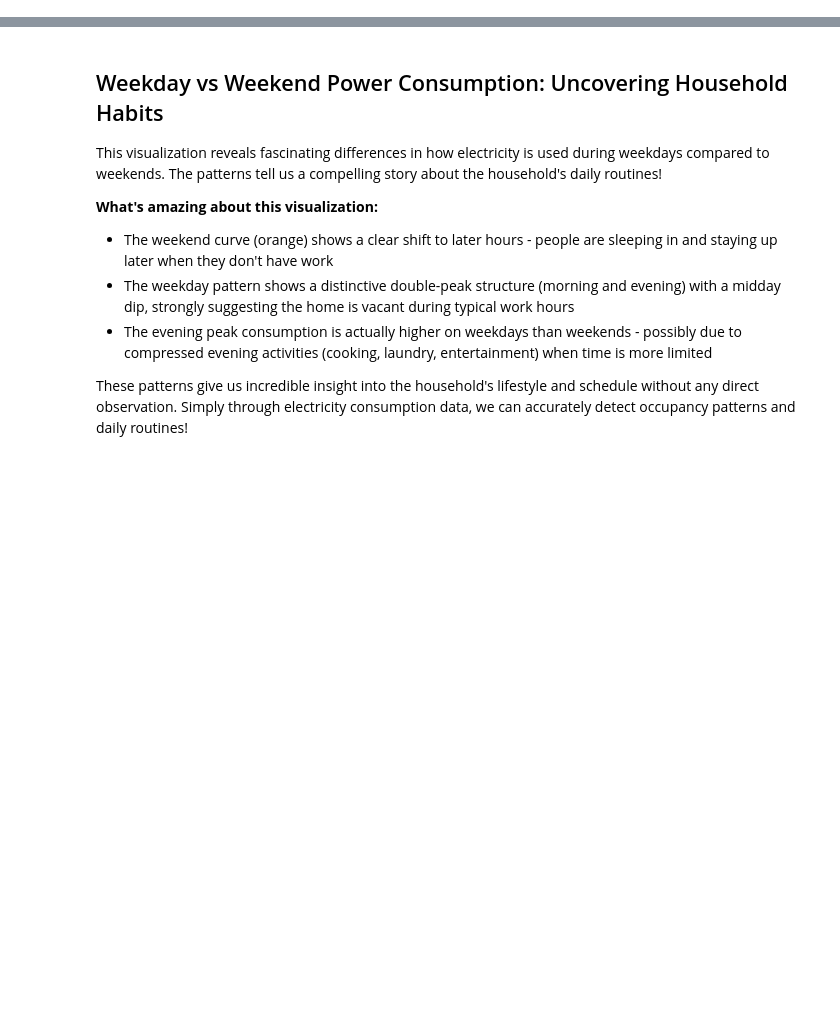
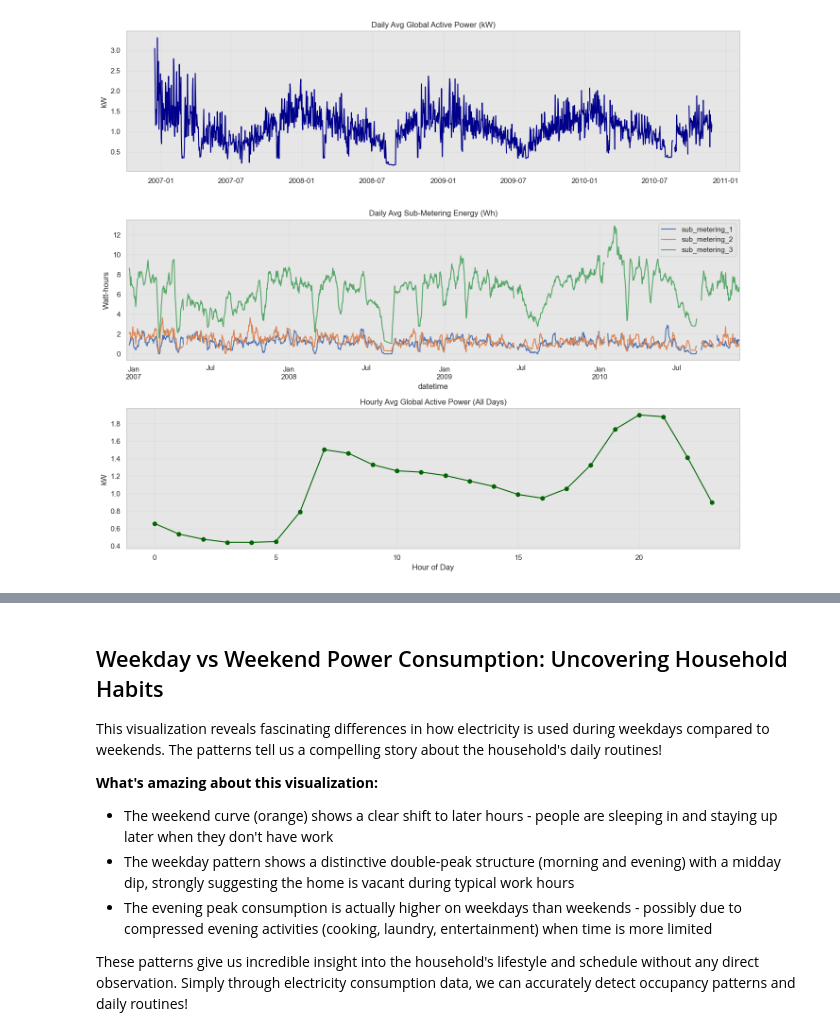
Before and after one commit to accidentalscientist/elite-analytics-articles-2026, a Jupyter notebook: notebooks/07_weekly_energy_fingerprint.ipynb, the cells around one changed output, grey strips where cells are left out. Drawn from its saved outputs; the diff is of its cells as text; code cells hidden in the pictures; blank space fills up the shorter version.

Commit message:
Complete weekly energy fingerprint article package

```diff
--- a/notebooks/07_weekly_energy_fingerprint.ipynb
+++ b/notebooks/07_weekly_energy_fingerprint.ipynb
@@ -7,0 +163,34 @@ This combined notebook preserves the original analysis cells from the source not
+# %%
+# Prep: Daily averages
+daily_power = df['global_active_power'].resample('D').mean()
+daily_subs = df[['sub_metering_1', 'sub_metering_2', 'sub_metering_3']].resample('D').mean()
+
+# Prep: Hourly pattern across all days
+hourly_avg = df.groupby(df.index.hour)['global_active_power'].mean()
+
+# Plotting
+fig, axs = plt.subplots(3, 1, figsize=(14, 12), sharex=False)
+
+# 1. Global Active Power
+axs[0].plot(daily_power.index, daily_power.values, color='darkblue')
+axs[0].set_title('Daily Avg Global Active Power (kW)')
+axs[0].set_ylabel('kW')
+axs[0].grid(True, alpha=0.3)
+
+# 2. Sub-meterings
+daily_subs.rolling(window=7).mean().plot(ax=axs[1])
+axs[1].set_title('Daily Avg Sub-Metering Energy (Wh)')
+axs[1].set_ylabel('Watt-hours')
+axs[1].grid(True, alpha=0.3)
+
+# 3. Hourly Pattern
+axs[2].plot(hourly_avg.index, hourly_avg.values, marker='o', color='darkgreen')
+axs[2].set_title('Hourly Avg Global Active Power (All Days)')
+axs[2].set_xlabel('Hour of Day')
+axs[2].set_ylabel('kW')
+axs[2].grid(True, alpha=0.3)
+
+plt.tight_layout()
+plt.show()
+# %% [output]
+[figure, added]
```
Also changed, not shown: parts of 28 cells of this notebook, 7 other files.
